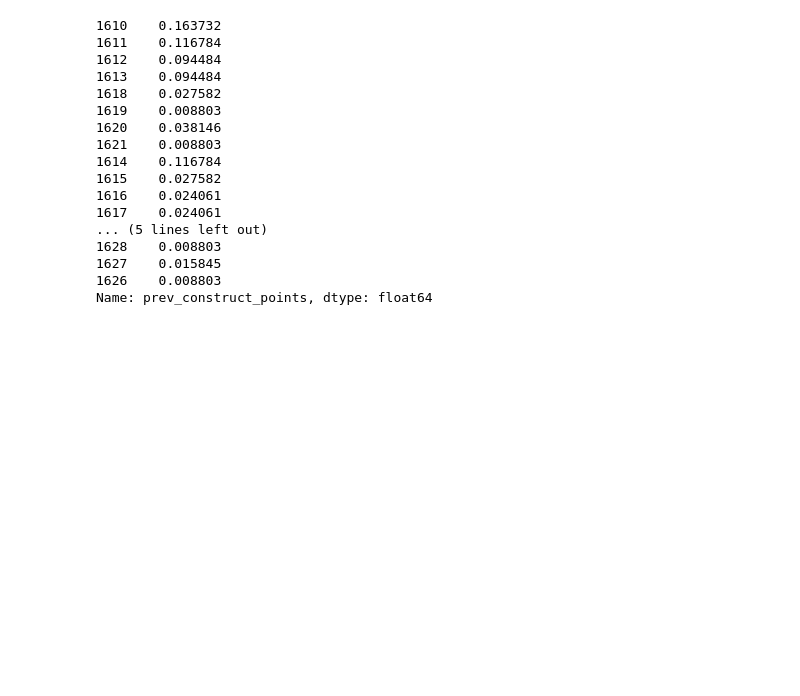
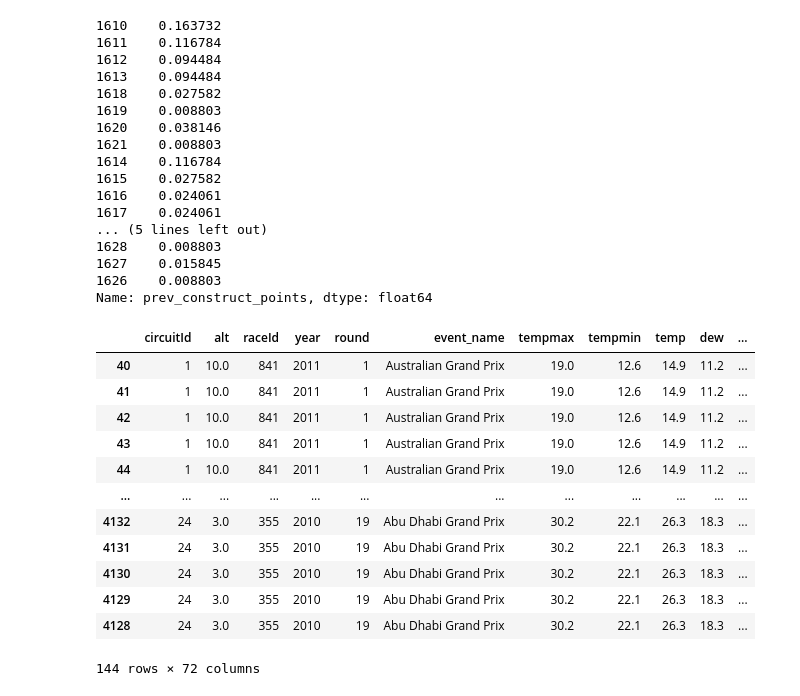
Before and after one commit to Yoshi234/f1-fanatasy-analysis, a Jupyter notebook: code/modeling/nick_learning.ipynb, the cells around one changed output. Drawn from its saved outputs; the diff is of its cells as text; code cells hidden in the pictures; blank space fills up the shorter version.

```diff
--- a/code/modeling/nick_learning.ipynb
+++ b/code/modeling/nick_learning.ipynb
@@ -574,7 +574,7 @@ pd.read_feather("../../data/clean_model_data.feather")
 | 5756 | 79 | 13.0 | 1102 | 2023 | 5 | Miami Grand Prix | 27.9 | 23.4 | 25.3 | 19.0 | ... |
 5757 rows × 72 columns
 # %%
-x = get_data_in_window(k=3, yr=2022, r_val=10).sort_values('round')
+x = get_data_in_window(k=6, yr=2011, r_val=4).sort_values('round')
 # %%
 x['prev_con']
 # %%
@@ -619,3 +619,19 @@ x.loc[x['round']==9]['prev_construct_points']
 1627    0.015845
 1626    0.008803
 Name: prev_construct_points, dtype: float64
+# %%
+x
+# %% [output]
+|  | circuitId | alt | raceId | year | round | event_name | tempmax | tempmin | temp | dew | ... |
+| 40 | 1 | 10.0 | 841 | 2011 | 1 | Australian Grand Prix | 19.0 | 12.6 | 14.9 | 11.2 | ... |
+| 41 | 1 | 10.0 | 841 | 2011 | 1 | Australian Grand Prix | 19.0 | 12.6 | 14.9 | 11.2 | ... |
+| 42 | 1 | 10.0 | 841 | 2011 | 1 | Australian Grand Prix | 19.0 | 12.6 | 14.9 | 11.2 | ... |
+| 43 | 1 | 10.0 | 841 | 2011 | 1 | Australian Grand Prix | 19.0 | 12.6 | 14.9 | 11.2 | ... |
+| 44 | 1 | 10.0 | 841 | 2011 | 1 | Australian Grand Prix | 19.0 | 12.6 | 14.9 | 11.2 | ... |
+| ... | ... | ... | ... | ... | ... | ... | ... | ... | ... | ... | ... |
+| 4132 | 24 | 3.0 | 355 | 2010 | 19 | Abu Dhabi Grand Prix | 30.2 | 22.1 | 26.3 | 18.3 | ... |
+| 4131 | 24 | 3.0 | 355 | 2010 | 19 | Abu Dhabi Grand Prix | 30.2 | 22.1 | 26.3 | 18.3 | ... |
+| 4130 | 24 | 3.0 | 355 | 2010 | 19 | Abu Dhabi Grand Prix | 30.2 | 22.1 | 26.3 | 18.3 | ... |
+| 4129 | 24 | 3.0 | 355 | 2010 | 19 | Abu Dhabi Grand Prix | 30.2 | 22.1 | 26.3 | 18.3 | ... |
+| 4128 | 24 | 3.0 | 355 | 2010 | 19 | Abu Dhabi Grand Prix | 30.2 | 22.1 | 26.3 | 18.3 | ... |
+144 rows × 72 columns
```
